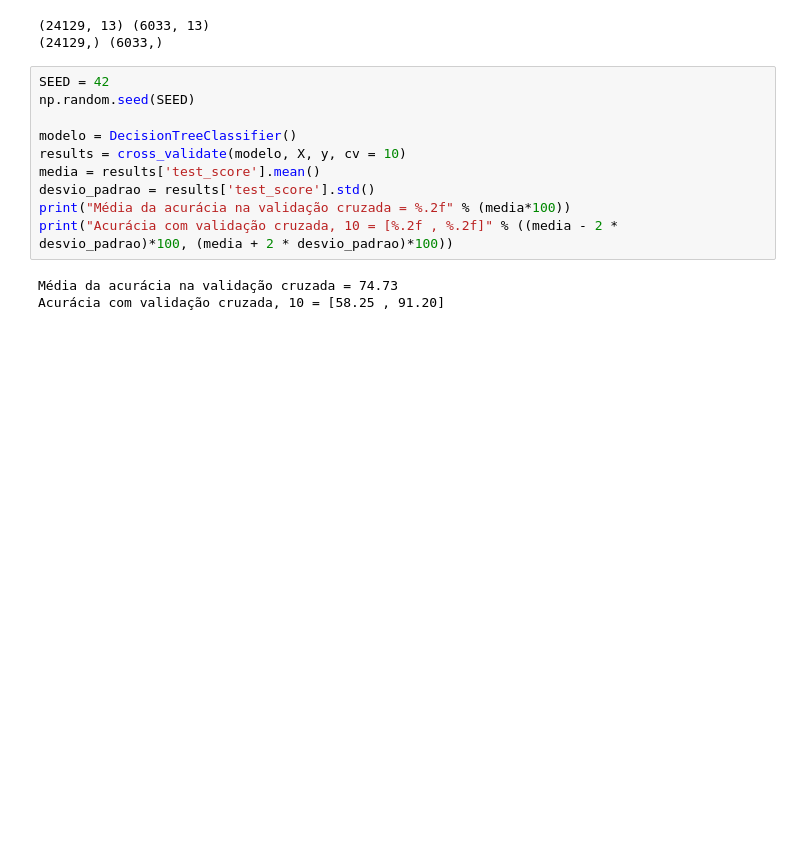
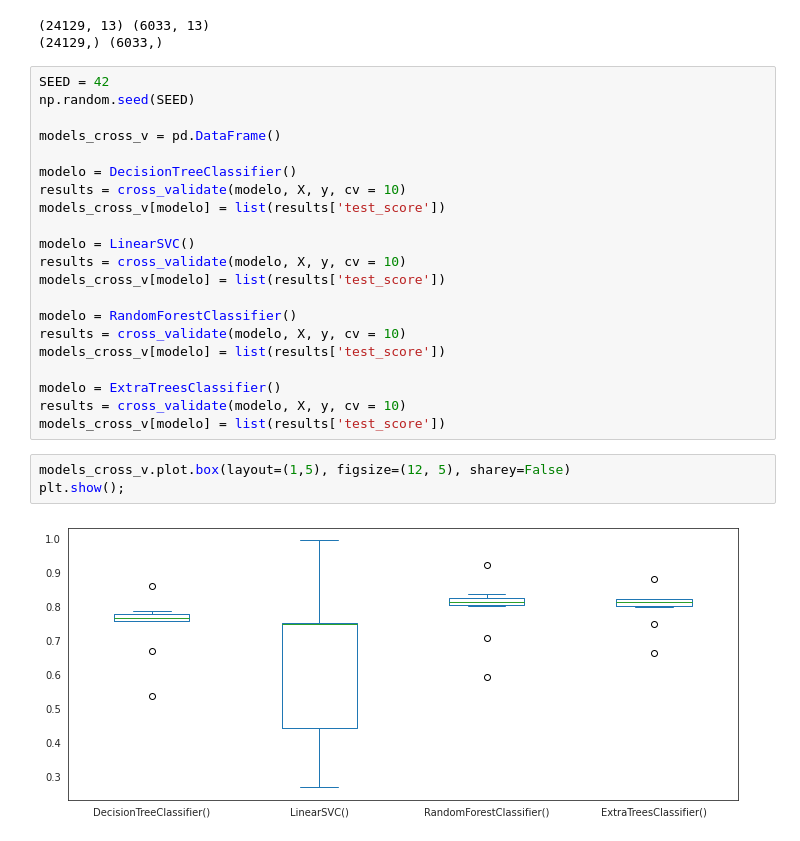
Before and after one commit to wander-asb/Adult-Income, a Jupyter notebook: Avaliacao_de_rendas.ipynb, the cells around one changed output. Drawn from its saved outputs; the diff is of its cells as text; blank space fills up the shorter version.

```diff
--- a/Avaliacao_de_rendas.ipynb
+++ b/Avaliacao_de_rendas.ipynb
@@ -433,16 +437,29 @@ print(y_treino.shape, y_teste.shape)
 # %% [output]
 (24129, 13) (6033, 13)
 (24129,) (6033,)
-# %%
-SEED = 42
-np.random.seed(SEED)
-
-modelo = DecisionTreeClassifier()
-results = cross_validate(modelo, X, y, cv = 10)
-media = results['test_score'].mean()
-desvio_padrao = results['test_score'].std()
-print("Média da acurácia na validação cruzada = %.2f" % (media*100))
-print("Acurácia com validação cruzada, 10 = [%.2f , %.2f]" % ((media - 2 * desvio_padrao)*100, (media + 2 * desvio_padrao)*100))
-# %% [output]
-Média da acurácia na validação cruzada = 74.73
-Acurácia com validação cruzada, 10 = [58.25 , 91.20]
+# %%
+SEED = 42
+np.random.seed(SEED)
+
+models_cross_v = pd.DataFrame()
+
+modelo = DecisionTreeClassifier()
+results = cross_validate(modelo, X, y, cv = 10)
+models_cross_v[modelo] = list(results['test_score'])
+
+modelo = LinearSVC()
+results = cross_validate(modelo, X, y, cv = 10)
+models_cross_v[modelo] = list(results['test_score'])
+
+modelo = RandomForestClassifier()
+results = cross_validate(modelo, X, y, cv = 10)
+models_cross_v[modelo] = list(results['test_score'])
+
+modelo = ExtraTreesClassifier()
+results = cross_validate(modelo, X, y, cv = 10)
+models_cross_v[modelo] = list(results['test_score'])
+# %%
+models_cross_v.plot.box(layout=(1,5), figsize=(12, 5), sharey=False)
+plt.show();
+# %% [output]
+[figure, added]
```
Also changed, not shown: parts of 6 cells of this notebook.
